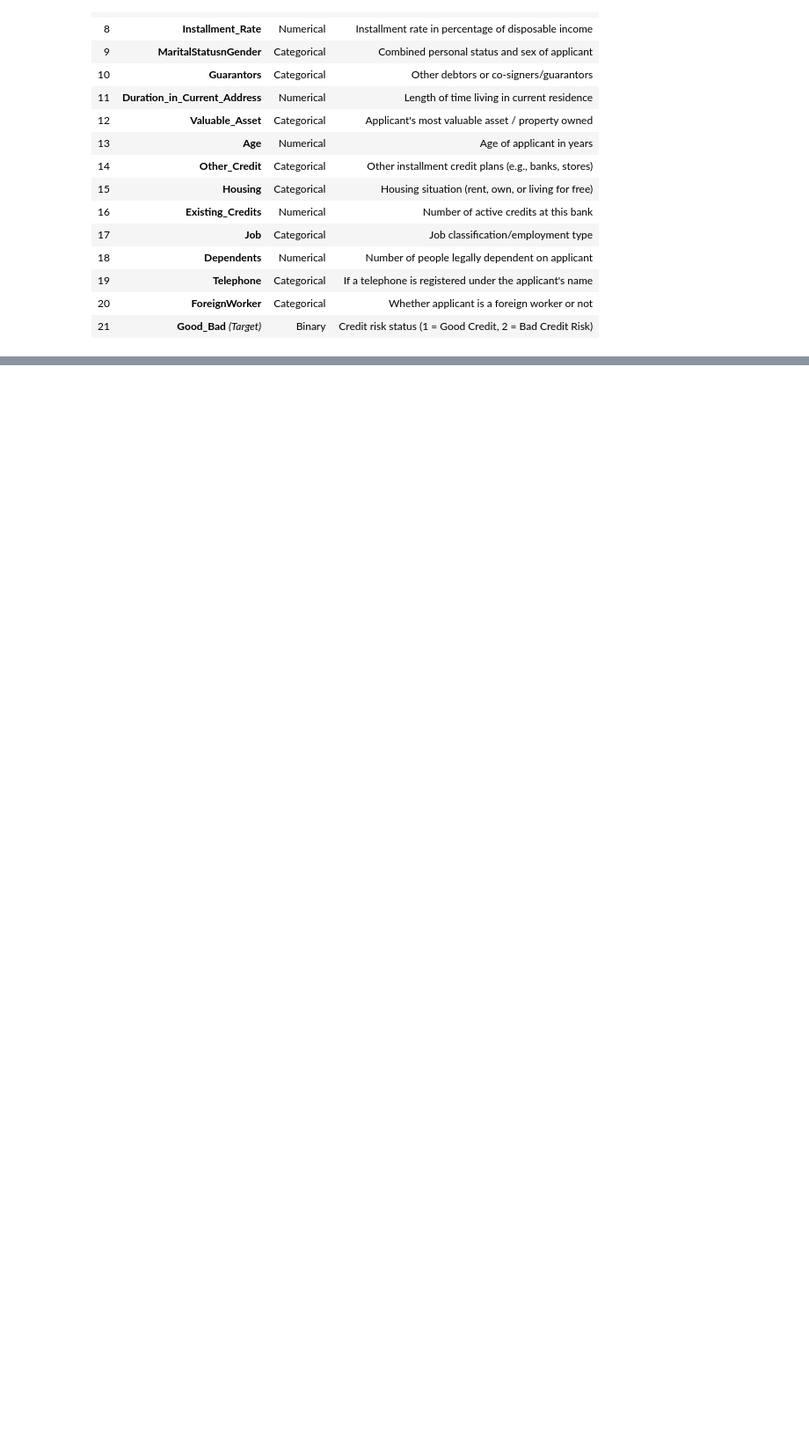
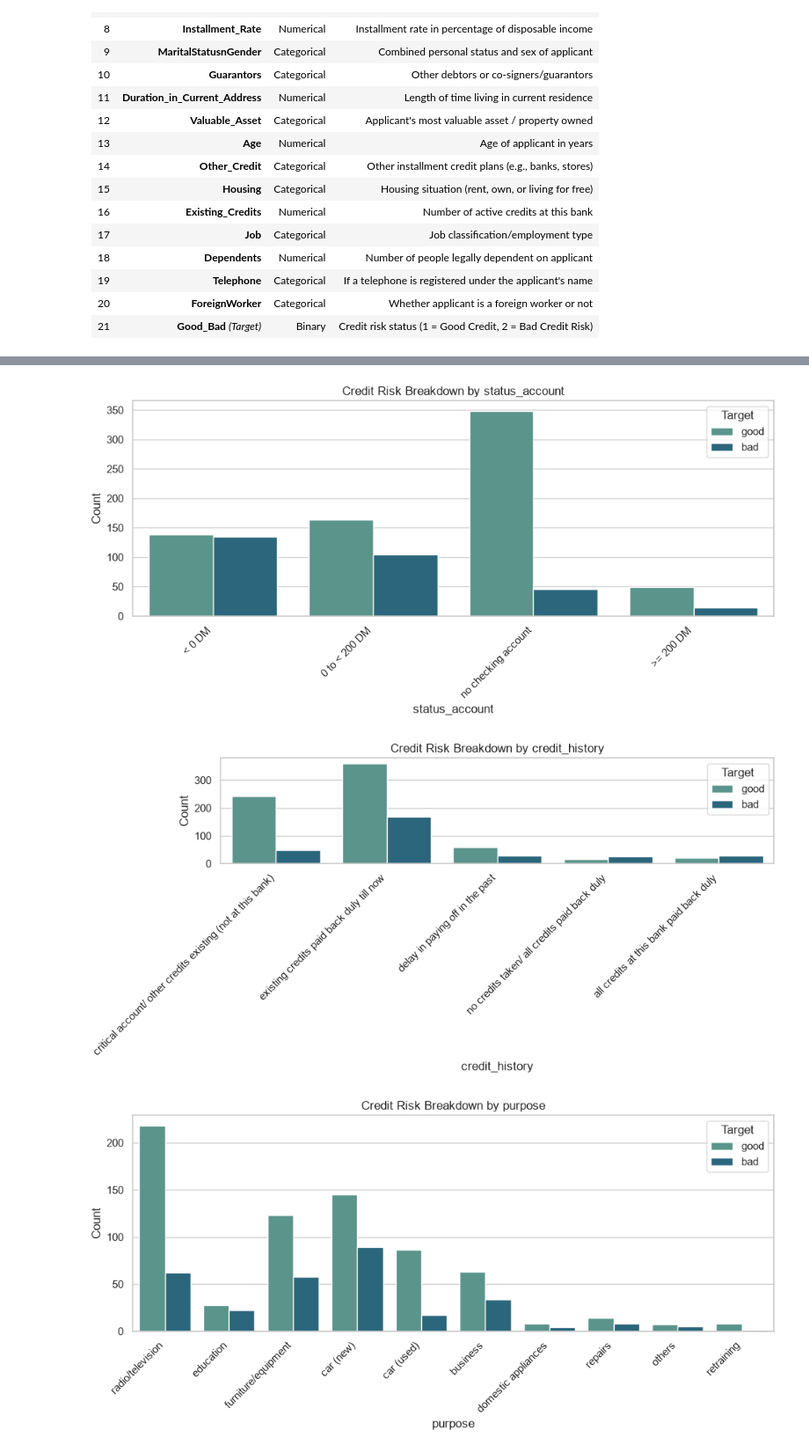
Before and after one commit to regional-specter/research-work, a Jupyter notebook: Cost of Complexity/Credit-Risk-Dataset.ipynb, the cells around one changed output, grey strips where cells are left out. Shown at 88% size. Saved outputs shown, nothing was run; the diff lists cells and outputs as text; code cells hidden in the pictures; blank space fills up the shorter version.

```diff
--- a/Cost of Complexity/Credit-Risk-Dataset.ipynb
+++ b/Cost of Complexity/Credit-Risk-Dataset.ipynb
@@ -87,0 +223,19 @@ Extracting files...
+# %%
+# Select high-variance categorical features from your list to check risk impact
+key_cat_cols = ["status_account", "credit_history", "purpose", "housing"]
+
+for col in key_cat_cols:
+    if col in data.columns:
+        plt.figure(figsize=(10, 5))
+        sns.countplot(x=col, hue="target", data=data, palette="crest")
+        plt.title(f"Credit Risk Breakdown by {col}")
+        plt.xticks(rotation=45, ha="right")
+        plt.xlabel(col)
+        plt.ylabel("Count")
+        plt.legend(title="Target")
+        plt.tight_layout()
+        plt.show()
+# %% [output]
+[figure, added]
+[figure, added]
+[figure, added]
```
Also changed, not shown: parts of 16 cells of this notebook.
